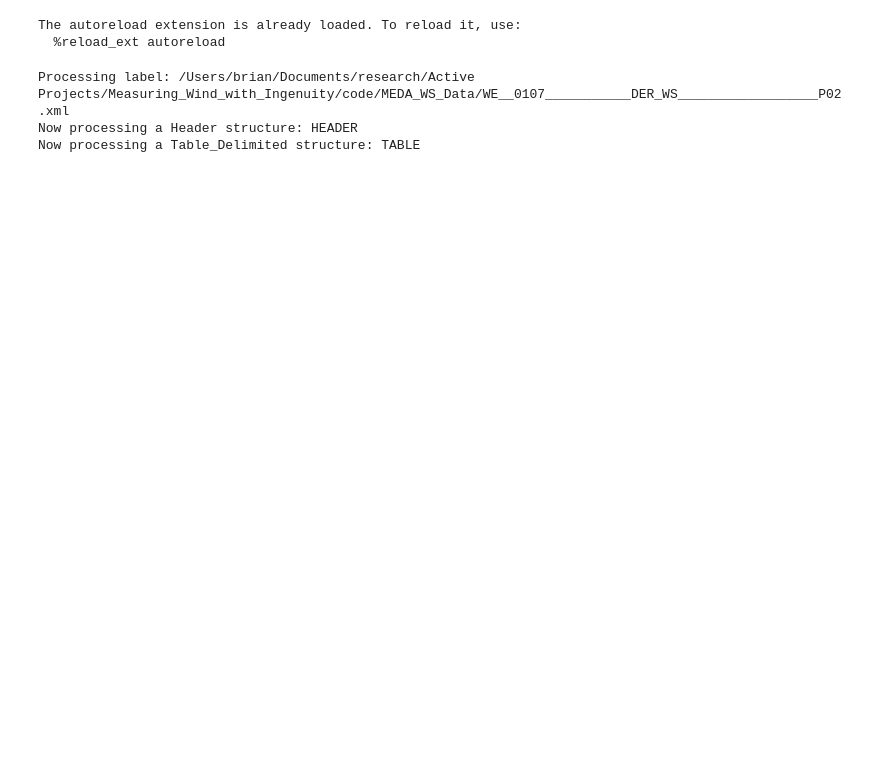
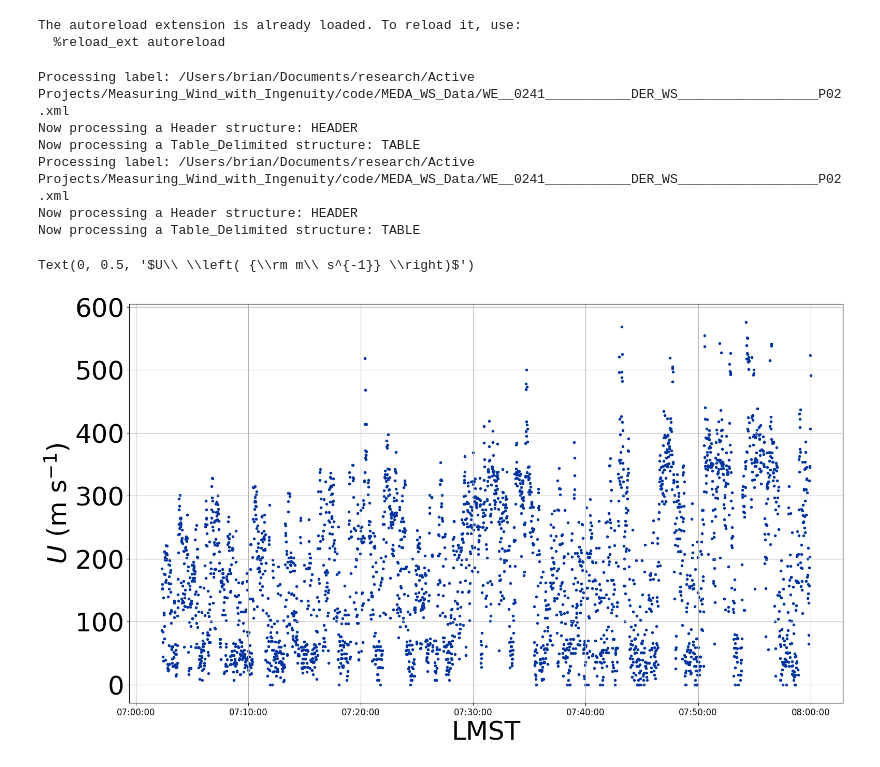
Before and after one commit to BoiseStatePlanetary/Measuring_Wind_with_Ingenuity, a Jupyter notebook: code/Fixing zstar and ustar uncertainties.ipynb, the cells around one changed output. Drawn from its saved outputs; the diff is of its cells as text; code cells hidden in the pictures; blank space fills up the shorter version.

```diff
--- a/code/Fixing zstar and ustar uncertainties.ipynb
+++ b/code/Fixing zstar and ustar uncertainties.ipynb
@@ -15,14 +16,36 @@ The autoreload extension is already loaded. To reload it, use:
   %reload_ext autoreload
 # %%
 # WS_file = '/Users/brian/Documents/research/Active Projects/Measuring_Wind_with_Ingenuity/code/WE__0133___________DER_WS__________________P01.xml'
-which_sol = "0107"
+which_sol = "0241"
 path = '/Users/brian/Documents/research/Active Projects/Measuring_Wind_with_Ingenuity/code/MEDA_WS_Data/'
 WS_file = path + 'WE__%s___________DER_WS__________________P02.xml' % (which_sol)
 
-time, wind = retrieve_time_wind(WS_file, start_time=datetime(1900, 1, 1, 9, 0, 0), end_time=datetime(1900, 1, 1, 10, 0, 0))
+time, wind = retrieve_time_wind(WS_file, start_time=datetime(1900, 1, 1, 12, 0, 0),
+                                end_time=datetime(1900, 1, 1, 13, 0, 0))
+time, wind = retrieve_time_wind(WS_file)
 wind *= 100. # Convert to cm/s
 # %% [output]
-Processing label: /Users/brian/Documents/research/Active Projects/Measuring_Wind_with_Ingenuity/code/MEDA_WS_Data/WE__0107___________DER_WS__________________P02.xml
+Processing label: /Users/brian/Documents/research/Active Projects/Measuring_Wind_with_Ingenuity/code/MEDA_WS_Data/WE__0241___________DER_WS__________________P02.xml
 Now processing a Header structure: HEADER
 Now processing a Table_Delimited structure: TABLE
+Processing label: /Users/brian/Documents/research/Active Projects/Measuring_Wind_with_Ingenuity/code/MEDA_WS_Data/WE__0241___________DER_WS__________________P02.xml
+Now processing a Header structure: HEADER
+Now processing a Table_Delimited structure: TABLE
+# %%
+fig = plt.figure(figsize=(10*aspect_ratio, 10))
+ax = fig.add_subplot(111)
+
+ax.scatter(time, wind, marker='.', color=BoiseState_blue)
+
+xfmt = md.DateFormatter('%H:%M:%S')
+ax.xaxis.set_major_formatter(xfmt)
+ax.grid(True)
+ax.tick_params(axis="x", labelsize=12)
+ax.tick_params(axis="y", labelsize=36)
+ax.set_xlabel("LMST", fontsize=36)
+ax.set_ylabel(r'$U\ \left( {\rm m\ s^{-1}} \right)$', fontsize=36)
+# ax.set_xlim([start_time, end_time])
+# %% [output]
+Text(0, 0.5, '$U\\ \\left( {\\rm m\\ s^{-1}} \\right)$')
+[figure, added]
 # %%
```
Also changed, not shown: parts of 2 cells of this notebook.
